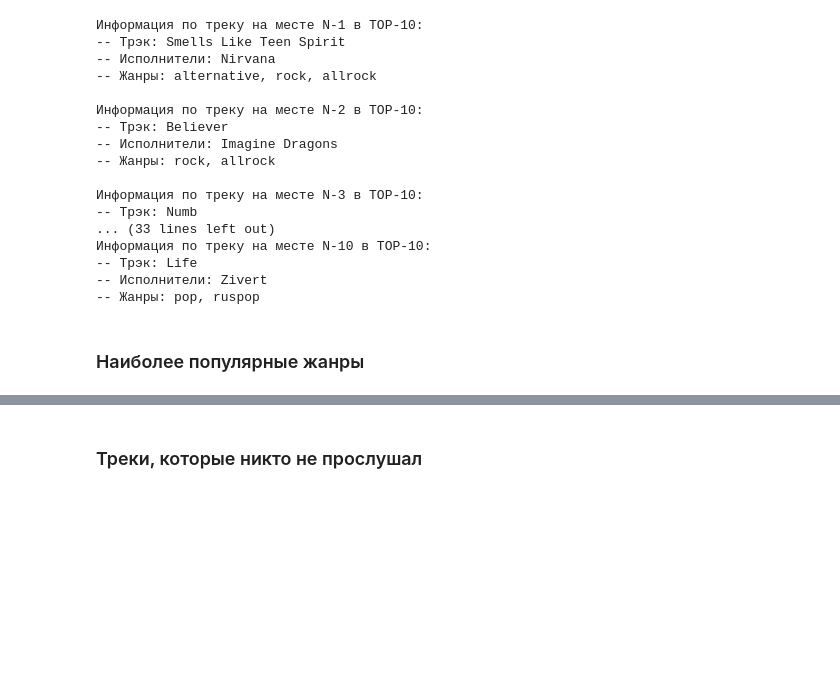
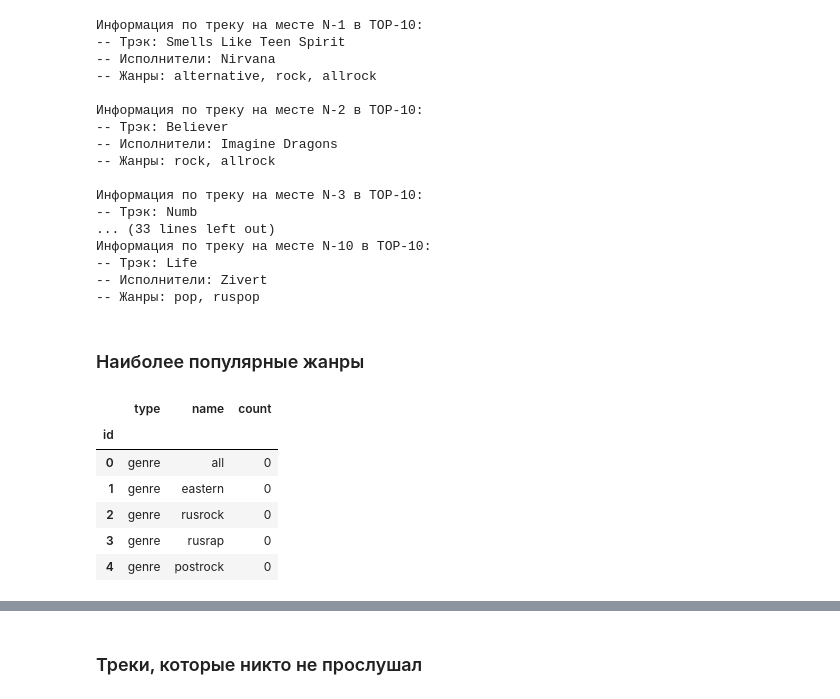
Before and after one commit to Jonzzi/mle-project-sprint-4-v001, a Jupyter notebook: recommendations.ipynb, the cells around one changed output, grey strips where cells are left out. Drawn from its saved outputs; the diff is of its cells as text; code cells hidden in the pictures; blank space fills up the shorter version.

```diff
--- a/recommendations.ipynb
+++ b/recommendations.ipynb
@@ -346,4 +353,4 @@ for i in range(top_10_popular_tracks.shape[0]):
 # снчала для удобства сделаем отдельный каталог жанров
 genres_df = catalog_names[catalog_names['type']=='genre'].reset_index(drop=True)
 # %%
-genres_df.info()
+genres_df = genres_df.set_index('id')
@@ -349,0 +359,12 @@ genres_df.info()
+# %%
+genres_df['count'] = 0
+# %%
+genres_df.head()
+# %% [output]
+|  | type | name | count |
+| id |  |  |  |
+| 0 | genre | all | 0 |
+| 1 | genre | eastern | 0 |
+| 2 | genre | rusrock | 0 |
+| 3 | genre | rusrap | 0 |
+| 4 | genre | postrock | 0 |
```
Also changed, not shown: parts of 24 cells of this notebook.
